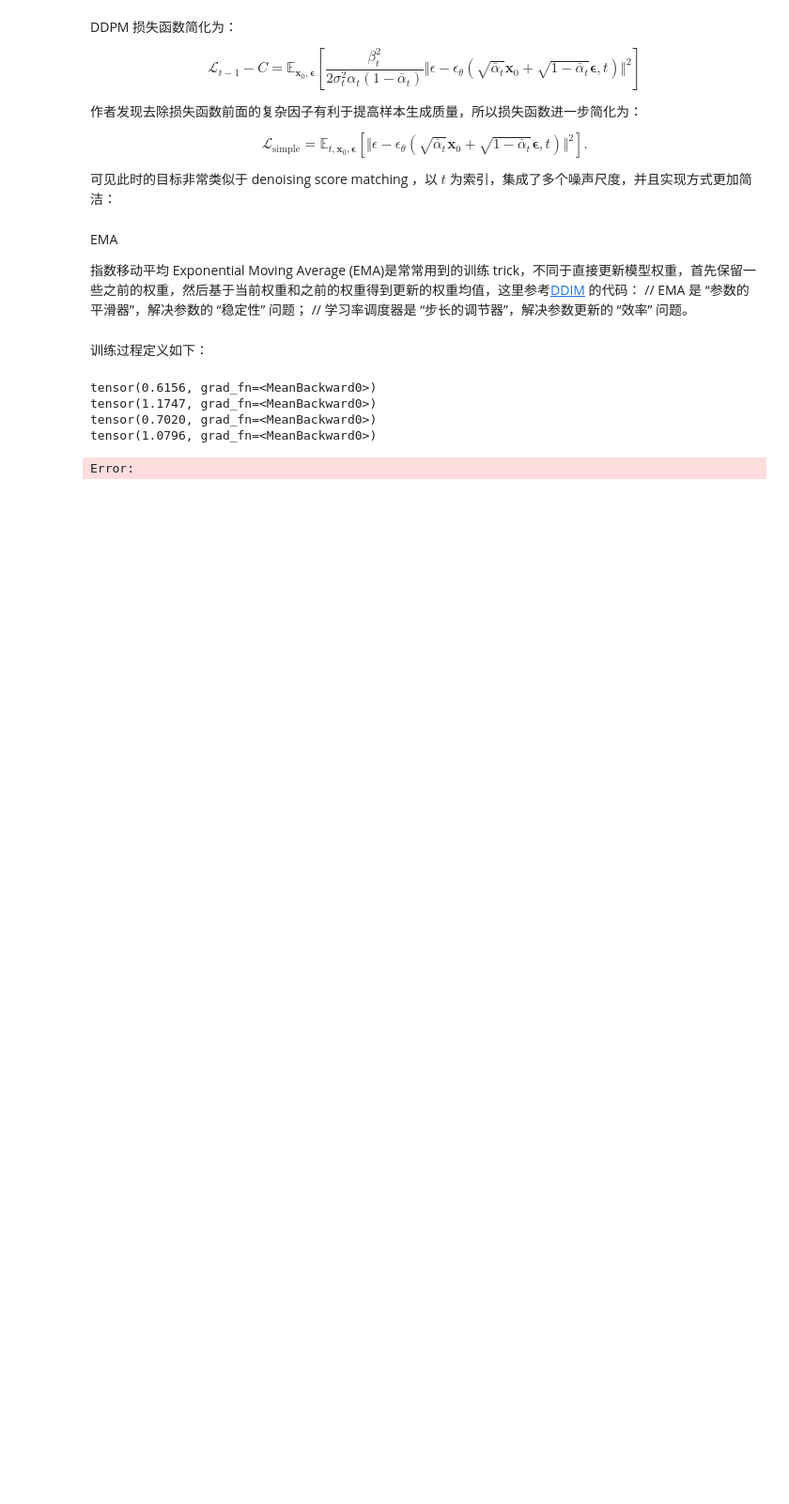
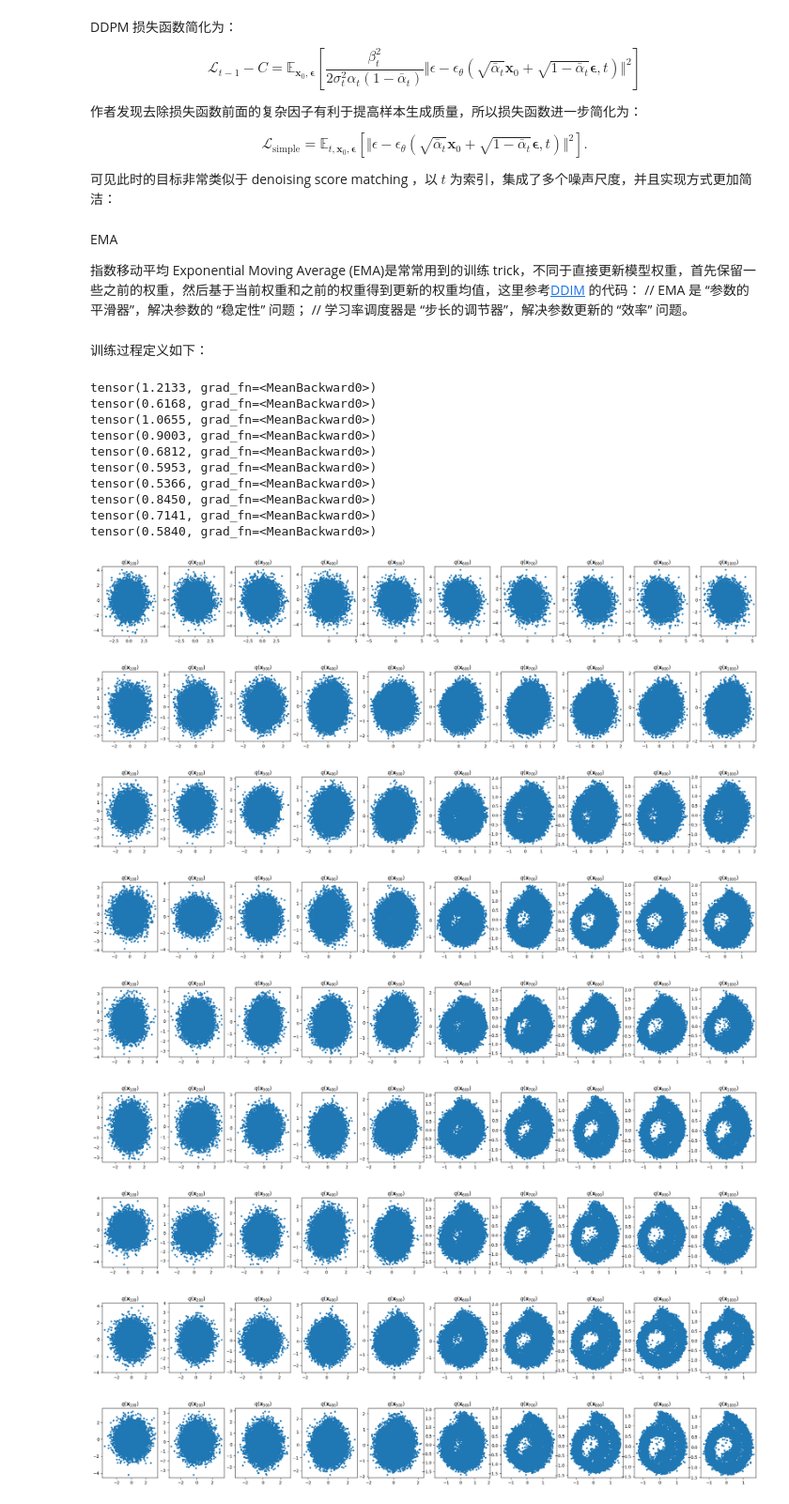
Before and after one commit to baizhu0414/BasicKnoFroDL, a Jupyter notebook: AI04-实战/1.5.12-基于扩散模型的甜甜圈点图生成/Diffusion.ipynb, the cells around one changed output. Shown at 94% size. Cells and saved outputs as stored; diff of their text form; code cells hidden in the pictures; blank space fills up the shorter version.

```diff
--- a/AI04-实战/1.5.12-基于扩散模型的甜甜圈点图生成/Diffusion.ipynb
+++ b/AI04-实战/1.5.12-基于扩散模型的甜甜圈点图生成/Diffusion.ipynb
@@ -272,20 +272,13 @@ $$
 $$
 # %%
 def p_sample(model, x, t,alphas):
-    """单步去噪，也是先验分布预测（上面公式的实现）"""
+    """通过先验分布逐步添加噪声（无中生有），通过后验分布逐去噪。
+    此函数实现了反向扩散的去噪过程，去噪过程还会添加噪声。"""
     t = torch.tensor([t])
-
-    # Model output
     eps_theta = model(x, t)
-
-    # Final values
     eps_factor = ((1 - extract(alphas, t, x)) / extract(one_minus_alphas_bar_sqrt, t, x))
     mean = (1 / extract(alphas, t, x).sqrt()) * (x - (eps_factor * eps_theta))
-
-    # Generate z
     z = torch.randn_like(x)
-
-    # Fixed sigma
     sigma_t = extract(betas, t, x).sqrt()
     sample = mean + sigma_t * z
 
@@ -844,7 +736,7 @@ class EMA(object):
 训练过程定义如下：
 # %%
 def p_sample_loop(model, shape,n_steps,alphas):
-    """完整去噪"""
+    """完整去噪，将每步去噪结果存入 x_seq ，最终返回从纯噪声到清晰样本的完整演化序列"""
     cur_x = torch.randn(shape)
     x_seq = [cur_x]
     for i in reversed(range(n_steps)):
@@ -853,8 +745,8 @@ def p_sample_loop(model, shape,n_steps,alphas):
         x_seq.append(cur_x)
     return x_seq
 
-n_steps = 100
-
+n_steps = 100 # 采样步数
+# torch.Size([100])
 betas = make_beta_schedule(schedule='sigmoid', n_timesteps=n_steps, start=1e-5, end=1e-2)
 alphas = 1 - betas
 # 累积alpha（前向扩散中，到t步保留的信号比例乘积）
@@ -882,40 +774,54 @@ optimizer = optim.Adam(model.parameters(), lr=1e-3)
 # batch size
 batch_size = 128
 
 # train
 for t in range(1000):
-    # 随机打乱数据索引顺序
+    # 随机打乱数据索引的顺序dataset=torch.Size([10000, 2]),permutation=torch.Size([10000])
     permutation = torch.randperm(dataset.shape[0])
     for i in range(0, dataset.size()[0], batch_size):
-        # 取当前批次
+        # 取当前批次torch.Size([128])
         indices = permutation[i:i+batch_size]
-        batch_x = dataset[indices]
+        batch_x = dataset[indices] # torch.Size([128, 2])
         #计算损失
         loss = noise_estimation_loss(model, batch_x,n_steps)
         # 反向传播过程：清零梯度-计算梯度-梯度裁剪- 更新参数- 更新EMA参数
         optimizer.zero_grad()
-        # Backward pass: compute gradient of the loss with respect to parameters
         loss.backward()
-        # Perform gradient clipping
+        # 梯度裁剪 的关键操作，主要作用是防止训练过程中出现 梯度爆炸 问题。
         torch.nn.utils.clip_grad_norm_(model.parameters(), 1.)
         # Calling the step function to update the parameters
         optimizer.step()
         # Update the exponential moving average
         ema.update(model)
 
     # 每100轮打印损失并可视化采样结果
     if (t % 100 == 0):
         print(loss)
         x_seq = p_sample_loop(model, dataset.shape,n_steps,alphas)
+
         fig, axs = plt.subplots(1, 10, figsize=(28, 3))
         for i in range(1, 11):
             cur_x = x_seq[i * 10].detach()
             axs[i-1].scatter(cur_x[:, 0], cur_x[:, 1], s=10);
             #axs[i-1].set_axis_off();
             axs[i-1].set_title('$q(\mathbf{x}_{'+str(i*100)+'})$')
 # %% [output]
-tensor(0.6156, grad_fn=<MeanBackward0>)
-tensor(1.1747, grad_fn=<MeanBackward0>)
-tensor(0.7020, grad_fn=<MeanBackward0>)
-tensor(1.0796, grad_fn=<MeanBackward0>)
+tensor(1.2133, grad_fn=<MeanBackward0>)
+tensor(0.6168, grad_fn=<MeanBackward0>)
+tensor(1.0655, grad_fn=<MeanBackward0>)
+tensor(0.9003, grad_fn=<MeanBackward0>)
+tensor(0.6812, grad_fn=<MeanBackward0>)
+tensor(0.5953, grad_fn=<MeanBackward0>)
+tensor(0.5366, grad_fn=<MeanBackward0>)
+tensor(0.8450, grad_fn=<MeanBackward0>)
+tensor(0.7141, grad_fn=<MeanBackward0>)
+tensor(0.5840, grad_fn=<MeanBackward0>)
-Error:
+[figure, added]
+[figure, added]
+[figure, added]
+[figure, added]
+[figure, added]
+[figure, added]
+[figure, added]
+[figure, added]
+[figure, added]
```
Also changed, not shown: parts of 8 cells of this notebook, 2 other files.
